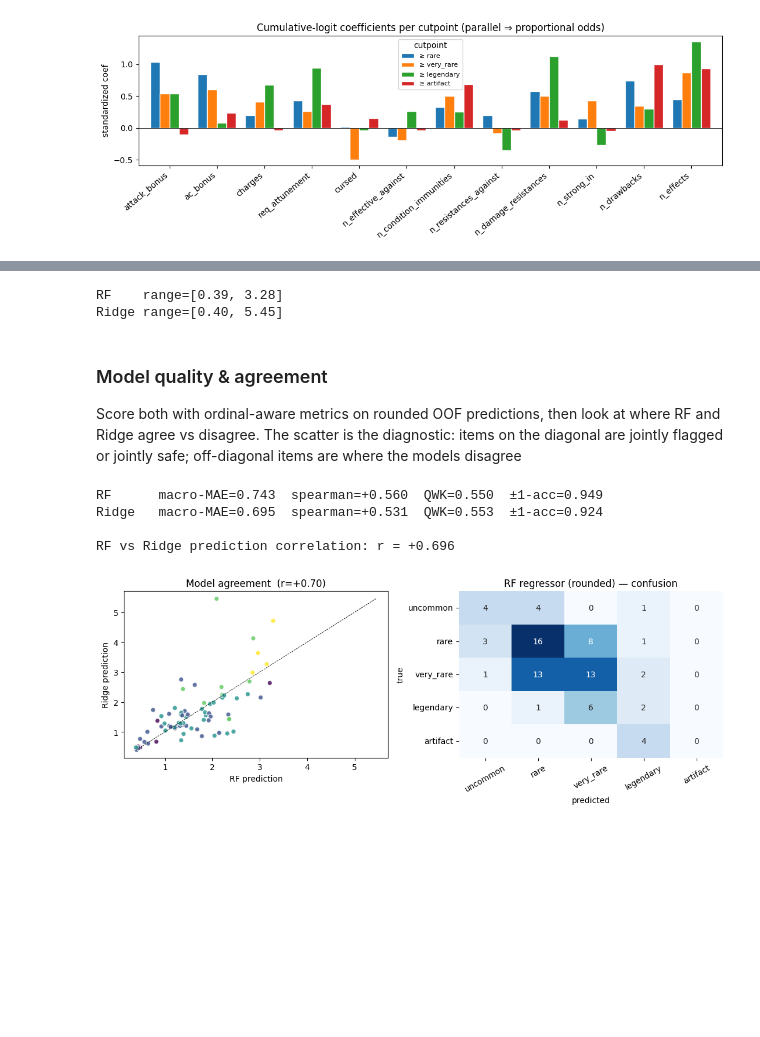
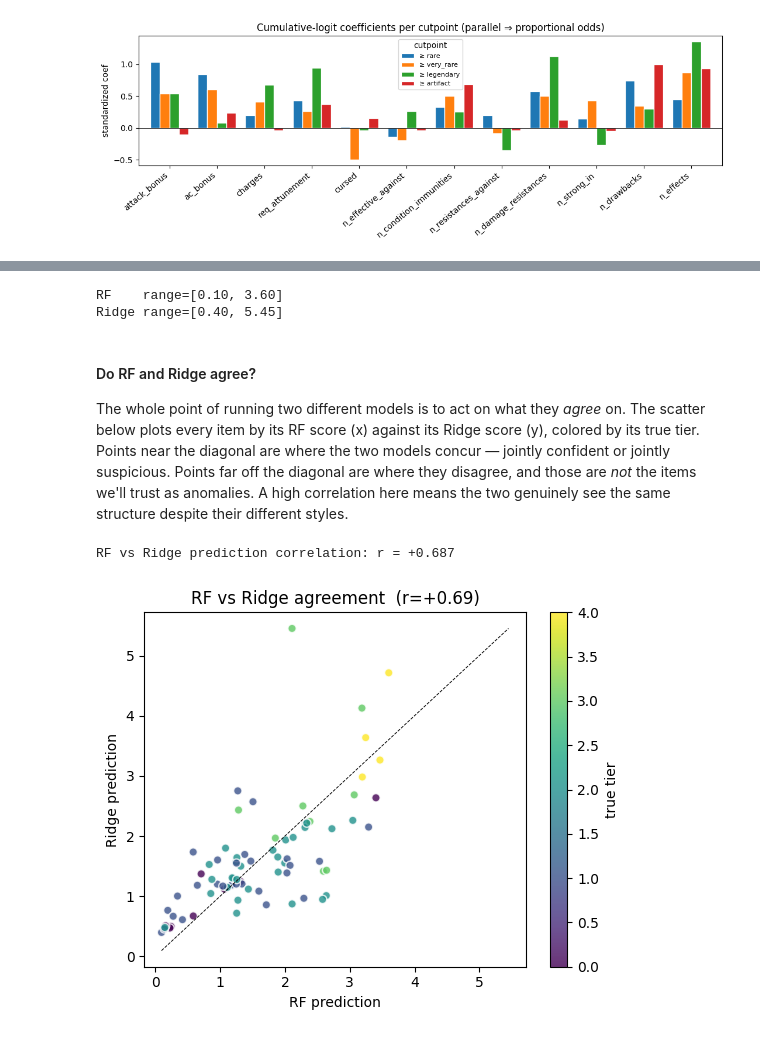
Before and after one commit to alfredmastan/take_home_assignment, a Jupyter notebook: reznar/analysis.ipynb, the cells around one changed output, grey strips where cells are left out. Saved outputs shown, nothing was run; the diff lists cells and outputs as text; code cells hidden in the pictures; blank space fills up the shorter version.

```diff
--- a/reznar/analysis.ipynb
+++ b/reznar/analysis.ipynb
@@ -326,8 +342,12 @@ from sklearn.model_selection import RepeatedStratifiedKFold
 from sklearn.pipeline import Pipeline
 
 
-def oof_predict(estimator_factory, X, y, weight_key="sample_weight", n_splits=4, n_repeats=5, seed=0):
-    """OOF continuous predictions, averaged across repeats. Returns (mean, per-repeat matrix)."""
+def oof_predict(estimator_factory, X, y, weight_key="sample_weight",
+                score=lambda est, Xte: est.predict(Xte),
+                n_splits=4, n_repeats=5, seed=0):
+    """OOF continuous scores, averaged across repeats. Returns (mean, per-repeat matrix).
+    `score(est, X_te)` maps a fitted model to a per-row score, so the same loop serves
+    regressors (raw predict, the default) and classifiers (expected tier)."""
     cv = RepeatedStratifiedKFold(n_splits=n_splits, n_repeats=n_repeats, random_state=seed)
     preds = np.zeros((n_repeats, len(y)))
     for fold_i, (tr, te) in enumerate(cv.split(X, y)):
@@ -337,12 +357,12 @@ def oof_predict(estimator_factory, X, y, weight_key="sample_weight", n_splits=4,
         w = 1.0 / cls_counts[y[tr]]
         est = estimator_factory()
         est.fit(X[tr], y[tr], **{weight_key: w})
-        preds[rep, te] = est.predict(X[te])
+        preds[rep, te] = score(est, X[te])  # te held out this fold → OOF
     return preds.mean(axis=0), preds
 
 
 rf_factory = lambda: RandomForestRegressor(
-    n_estimators=500, min_samples_leaf=5, random_state=0, n_jobs=-1
+    min_samples_leaf=5, random_state=0, n_jobs=-1, criterion="absolute_error",
 )
 ridge_factory = lambda: Pipeline([("sc", StandardScaler()), ("ridge", Ridge(alpha=0.5))])
 
@@ -352,57 +372,40 @@ y_pred_ridge, preds_ridge_all = oof_predict(ridge_factory, X, y, weight_key="rid
 print(f"RF    range=[{y_pred_rf.min():.2f}, {y_pred_rf.max():.2f}]")
 print(f"Ridge range=[{y_pred_ridge.min():.2f}, {y_pred_ridge.max():.2f}]")
 # %% [output]
-RF    range=[0.39, 3.28]
+RF    range=[0.10, 3.60]
 Ridge range=[0.40, 5.45]
 # %% [markdown]
-### Model quality & agreement
+#### Do RF and Ridge agree?
 
-Score both with ordinal-aware metrics on rounded OOF predictions, then look at where RF and Ridge agree vs disagree. The scatter is the diagnostic: items on the diagonal are jointly flagged or jointly safe; off-diagonal items are where the models disagree
+The whole point of running two different models is to act on what they *agree* on. The scatter below plots every item by its RF score (x) against its Ridge score (y), colored by its true tier. Points near the diagonal are where the two models concur — jointly confident or jointly suspicious. Points far off the diagonal are where they disagree, and those are *not* the items we'll trust as anomalies. A high correlation here means the two genuinely see the same structure despite their different styles.
 # %%
 from scipy import stats
 
 
-def report(name, y_true, y_pred_cont):
-    y_round = np.clip(np.round(y_pred_cont), 0, len(RARITY_ORDER) - 1).astype(int)
-    per_class_mae = [
-        mean_absolute_error(y_true[y_true == k], y_round[y_true == k])
-        for k in range(len(RARITY_ORDER)) if (y_true == k).any()
-    ]
-    macro_mae = float(np.mean(per_class_mae))
-    spearman = stats.spearmanr(y_true, y_pred_cont).statistic
-    qwk = cohen_kappa_score(y_true, y_round, weights="quadratic")
-    acc1 = float(np.mean(np.abs(y_true - y_round) <= 1))
-    print(f"{name:6s}  macro-MAE={macro_mae:.3f}  spearman={spearman:+.3f}  QWK={qwk:.3f}  ±1-acc={acc1:.3f}")
-    return y_round
+def report(y_pred_cont):
+    """Round a continuous OOF score to the nearest valid tier index [0, K-1].
+    Headline metrics live in the final comparison cell; this just materializes the
+    rounded predictions the error-correlation and anomaly steps consume."""
+    return np.clip(np.round(y_pred_cont), 0, len(RARITY_ORDER) - 1).astype(int)
 
-y_round_rf    = report("RF",    y, y_pred_rf)
-y_round_ridge = report("Ridge", y, y_pred_ridge)
+
+y_round_rf = report(y_pred_rf)
+y_round_ridge = report(y_pred_ridge)
+
 pred_corr = stats.pearsonr(y_pred_rf, y_pred_ridge).statistic
-print(f"\nRF vs Ridge prediction correlation: r = {pred_corr:+.3f}")
+print(f"RF vs Ridge prediction correlation: r = {pred_corr:+.3f}")
 
-fig, axes = plt.subplots(1, 2, figsize=(11, 4.2))
-axes[0].scatter(y_pred_rf, y_pred_ridge, c=y, cmap="viridis", alpha=0.8, edgecolor="white")
+plt.figure(figsize=(5.5, 4.5))
+plt.scatter(y_pred_rf, y_pred_ridge, c=y, cmap="viridis", alpha=0.8, edgecolor="white")
 lo = min(y_pred_rf.min(), y_pred_ridge.min())
 hi = max(y_pred_rf.max(), y_pred_ridge.max())
-axes[0].plot([lo, hi], [lo, hi], color="black", linewidth=0.6, linestyle="--")
-axes[0].set_xlabel("RF prediction")
-axes[0].set_ylabel("Ridge prediction")
-axes[0].set_title(f"Model agreement  (r={pred_corr:+.2f})")
-
-cm = confusion_matrix(y, y_round_rf, labels=range(len(RARITY_ORDER)))
-sns.heatmap(
-    cm, annot=True, fmt="d", cmap="Blues", ax=axes[1],
-    xticklabels=RARITY_ORDER, yticklabels=RARITY_ORDER, cbar=False,
-)
-axes[1].set_xlabel("predicted")
-axes[1].set_ylabel("true")
-axes[1].set_title("RF regressor (rounded) — confusion")
-axes[1].tick_params(axis="x", rotation=30)
+plt.plot([lo, hi], [lo, hi], color="black", linewidth=0.6, linestyle="--")
+plt.xlabel("RF prediction")
+plt.ylabel("Ridge prediction")
+plt.title(f"RF vs Ridge agreement  (r={pred_corr:+.2f})")
+plt.colorbar(label="true tier")
 plt.tight_layout()
 plt.show()
 # %% [output]
-RF      macro-MAE=0.743  spearman=+0.560  QWK=0.550  ±1-acc=0.949
-Ridge   macro-MAE=0.695  spearman=+0.531  QWK=0.553  ±1-acc=0.924
-
-RF vs Ridge prediction correlation: r = +0.696
+RF vs Ridge prediction correlation: r = +0.687
-[figure, old version]
+[figure, new version]
```
Also changed, not shown: parts of 11 cells of this notebook, 1 other file.
